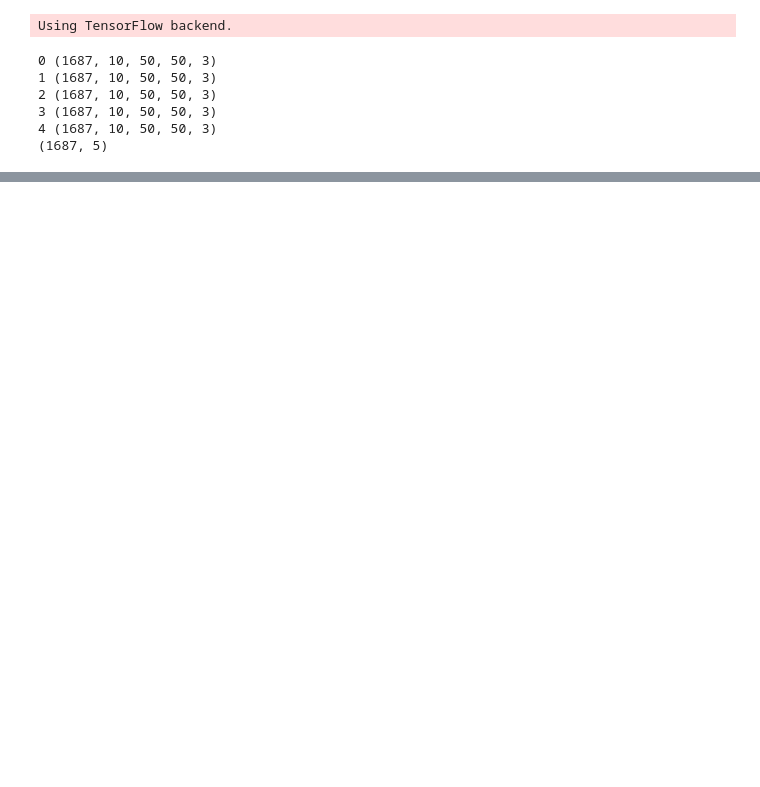
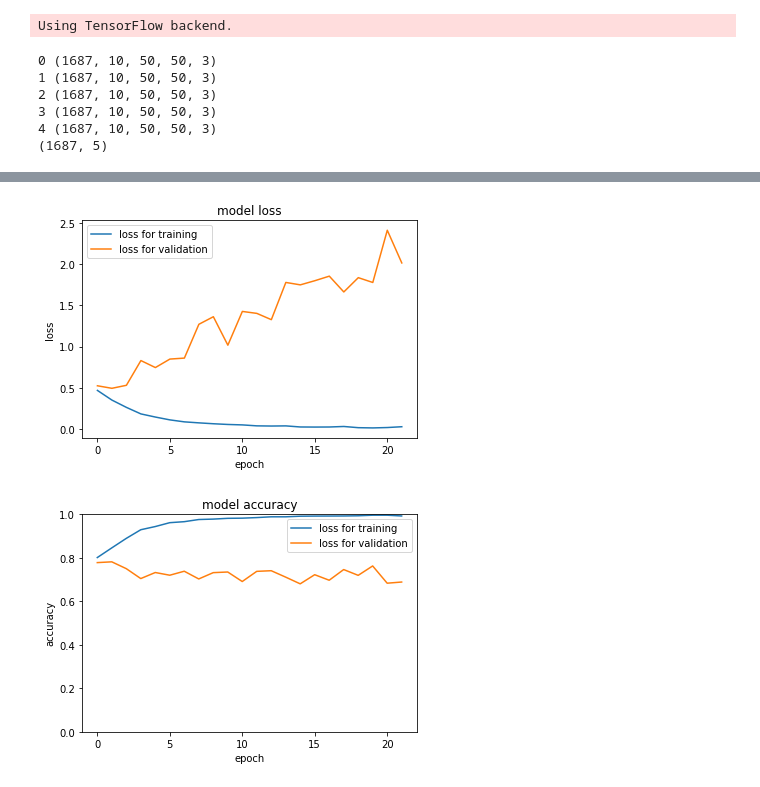
Before and after one commit to toomoo0331/normal-lstm, a Jupyter notebook: normal_lstm.ipynb, the cells around one changed output, grey strips where cells are left out. Drawn from its saved outputs; the diff is of its cells as text; code cells hidden in the pictures; blank space fills up the shorter version.

```diff
--- a/normal_lstm.ipynb
+++ b/normal_lstm.ipynb
@@ -340,6 +362,6 @@ class Prediction :
 # %%
 # モデル定義
-pred = Prediction(timesteps, n_hidden, camera, img_width, img_height)
+pred = Prediction(timesteps, camera, img_width, img_height)
 model = pred.create_model()
 print(model.summary())
 # %% [output]
@@ -423,3 +455,30 @@ Epoch 6/100
+# %%
+def plot_history_loss(hist):
+    # 損失値(Loss)の遷移のプロット
+    plt.plot(hist.history['loss'],label="loss for training")
+    plt.plot(hist.history['val_loss'],label="loss for validation")
+    plt.title('model loss')
+    plt.xlabel('epoch')
+    plt.ylabel('loss')
+    plt.legend(loc='best')
+    plt.show()
+
+def plot_history_acc(hist):
+    # 精度(Accuracy)の遷移のプロット
+    plt.plot(hist.history['acc'],label="loss for training")
+    plt.plot(hist.history['val_acc'],label="loss for validation")
+    plt.title('model accuracy')
+    plt.xlabel('epoch')
+    plt.ylabel('accuracy')
+    plt.legend(loc='best')
+    plt.ylim([0, 1])
+    plt.show()
+
+plot_history_loss(hist)
+plot_history_acc(hist)
+# %% [output]
+[figure, added]
+[figure, added]
 # %%
 #試すやつ！
 
```
Also changed, not shown: parts of 13 cells of this notebook, 2 other files.
